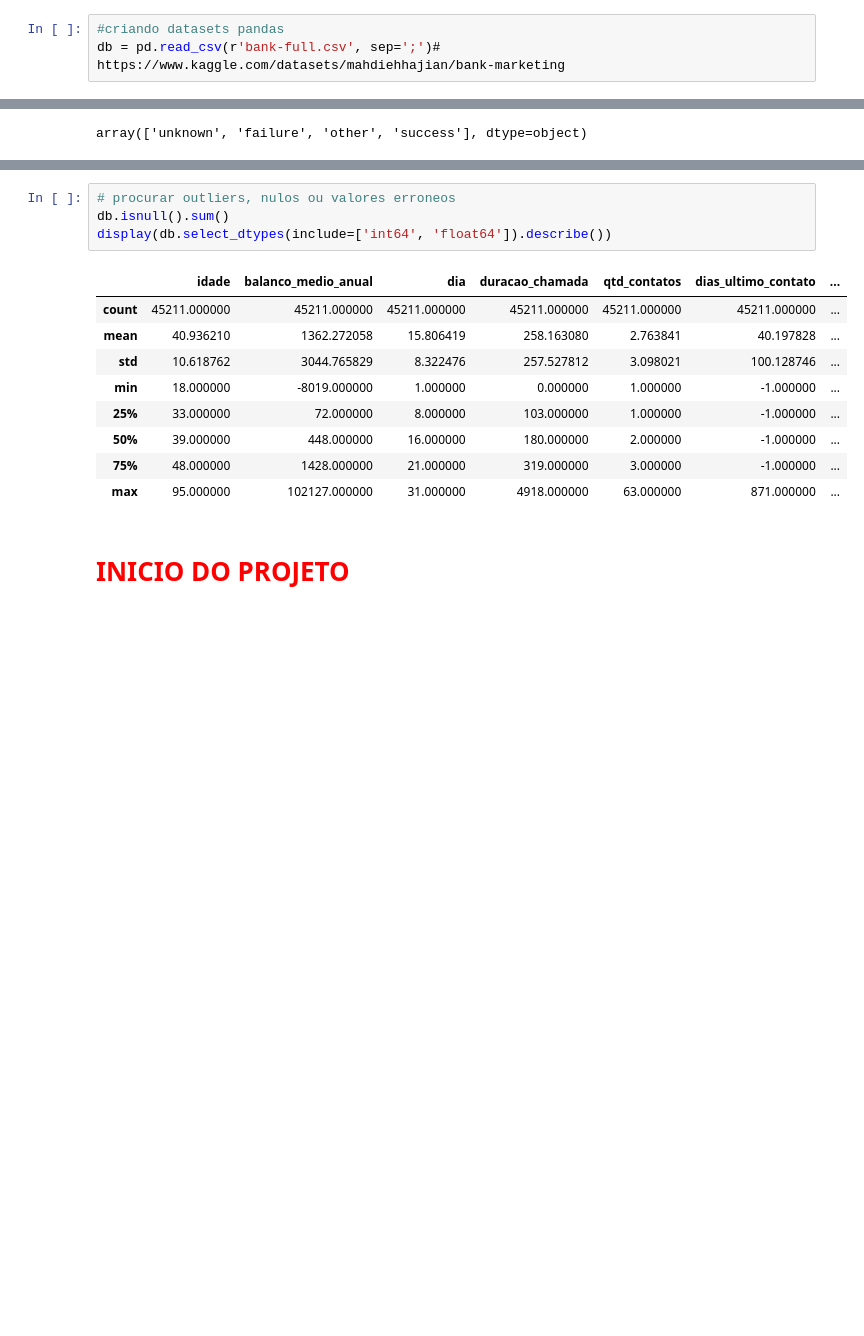
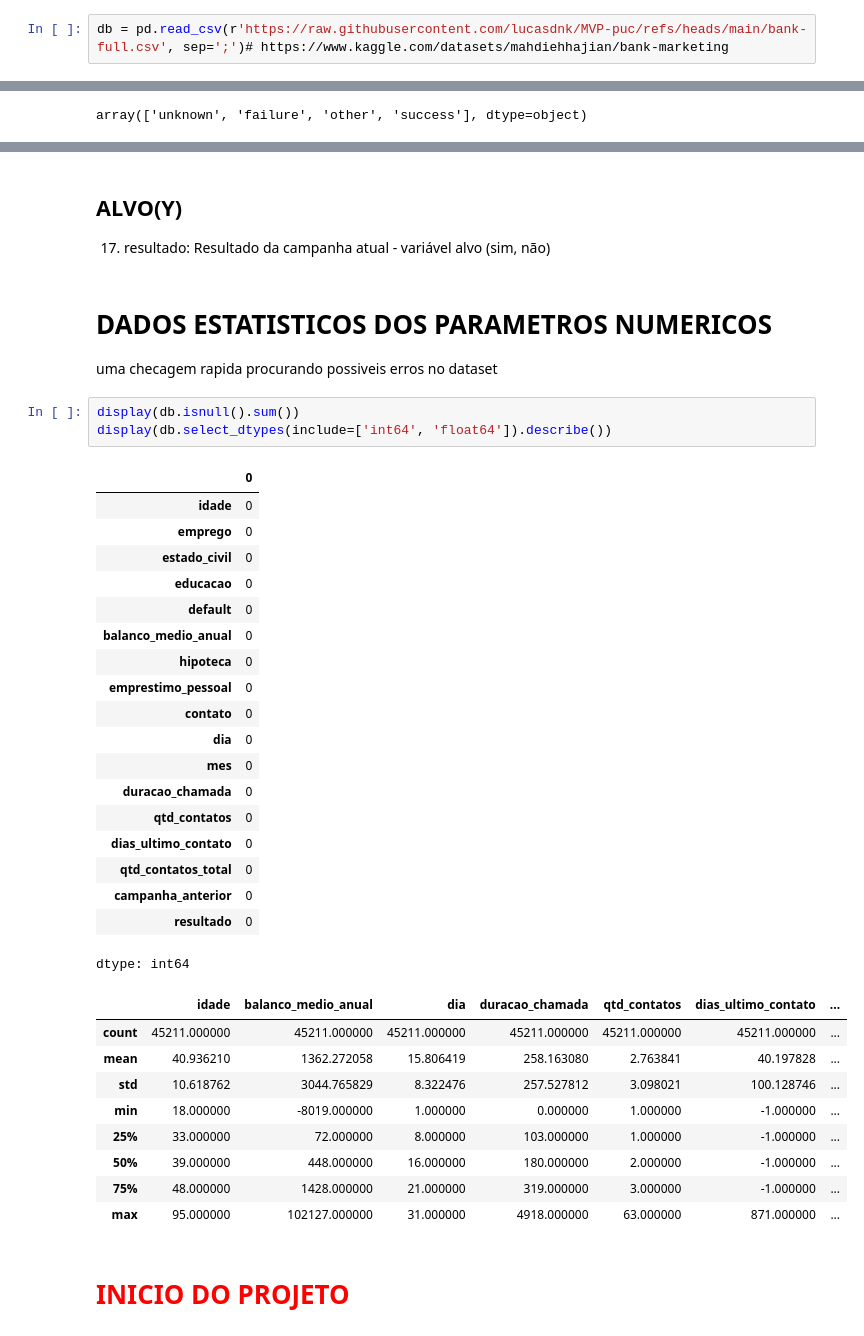
Before and after one commit to lucasdnk/MVP-puc, a Jupyter notebook: MVP.ipynb, the cells around one changed output, grey strips where cells are left out. Drawn from its saved outputs; the diff is of its cells as text; blank space fills up the shorter version.

```diff
--- a/MVP.ipynb
+++ b/MVP.ipynb
@@ -34,3 +46,2 @@ from sklearn.feature_selection import RFE # para a Eliminação Recursiva de Atr
 # %%
-#criando datasets pandas
-db = pd.read_csv(r'bank-full.csv', sep=';')# https://www.kaggle.com/datasets/mahdiehhajian/bank-marketing
+db = pd.read_csv(r'https://raw.githubusercontent.com/lucasdnk/MVP-puc/refs/heads/main/bank-full.csv', sep=';')# https://www.kaggle.com/datasets/mahdiehhajian/bank-marketing
@@ -200,17 +213,41 @@ Valores únicos em campanha_anterior:
+# %% [markdown]
+## ALVO(Y)
+17. resultado: Resultado da campanha atual - variável alvo (sim, não)
+# %% [markdown]
+# DADOS ESTATISTICOS DOS PARAMETROS NUMERICOS
+uma checagem rapida procurando possiveis erros no dataset
 # %%
-# procurar outliers, nulos ou valores erroneos
-db.isnull().sum()
+display(db.isnull().sum())
 display(db.select_dtypes(include=['int64', 'float64']).describe())
 # %% [output]
-|  | idade | balanco_medio_anual | dia | duracao_chamada | qtd_contatos | dias_ultimo_contato | ... |
-| count | 45211.000000 | 45211.000000 | 45211.000000 | 45211.000000 | 45211.000000 | 45211.000000 | ... |
-| mean | 40.936210 | 1362.272058 | 15.806419 | 258.163080 | 2.763841 | 40.197828 | ... |
-| std | 10.618762 | 3044.765829 | 8.322476 | 257.527812 | 3.098021 | 100.128746 | ... |
-| min | 18.000000 | -8019.000000 | 1.000000 | 0.000000 | 1.000000 | -1.000000 | ... |
-| 25% | 33.000000 | 72.000000 | 8.000000 | 103.000000 | 1.000000 | -1.000000 | ... |
-| 50% | 39.000000 | 448.000000 | 16.000000 | 180.000000 | 2.000000 | -1.000000 | ... |
-| 75% | 48.000000 | 1428.000000 | 21.000000 | 319.000000 | 3.000000 | -1.000000 | ... |
-| max | 95.000000 | 102127.000000 | 31.000000 | 4918.000000 | 63.000000 | 871.000000 | ... |
+|  | 0 |
+| idade | 0 |
+| emprego | 0 |
+| estado_civil | 0 |
+| educacao | 0 |
+| default | 0 |
+| balanco_medio_anual | 0 |
+| hipoteca | 0 |
+| emprestimo_pessoal | 0 |
+| contato | 0 |
+| dia | 0 |
+| mes | 0 |
+| duracao_chamada | 0 |
+| qtd_contatos | 0 |
+| dias_ultimo_contato | 0 |
+| qtd_contatos_total | 0 |
+| campanha_anterior | 0 |
+| resultado | 0 |
+dtype: int64
+|  | idade | balanco_medio_anual | dia | duracao_chamada | qtd_contatos | dias_ultimo_contato | ... |
+| count | 45211.000000 | 45211.000000 | 45211.000000 | 45211.000000 | 45211.000000 | 45211.000000 | ... |
+| mean | 40.936210 | 1362.272058 | 15.806419 | 258.163080 | 2.763841 | 40.197828 | ... |
+| std | 10.618762 | 3044.765829 | 8.322476 | 257.527812 | 3.098021 | 100.128746 | ... |
+| min | 18.000000 | -8019.000000 | 1.000000 | 0.000000 | 1.000000 | -1.000000 | ... |
+| 25% | 33.000000 | 72.000000 | 8.000000 | 103.000000 | 1.000000 | -1.000000 | ... |
+| 50% | 39.000000 | 448.000000 | 16.000000 | 180.000000 | 2.000000 | -1.000000 | ... |
+| 75% | 48.000000 | 1428.000000 | 21.000000 | 319.000000 | 3.000000 | -1.000000 | ... |
+| max | 95.000000 | 102127.000000 | 31.000000 | 4918.000000 | 63.000000 | 871.000000 | ... |
 # %% [markdown]
 # <span style="color: red">INICIO DO PROJETO</span>
 # %% [markdown]
```
Also changed, not shown: parts of 41 cells of this notebook.
